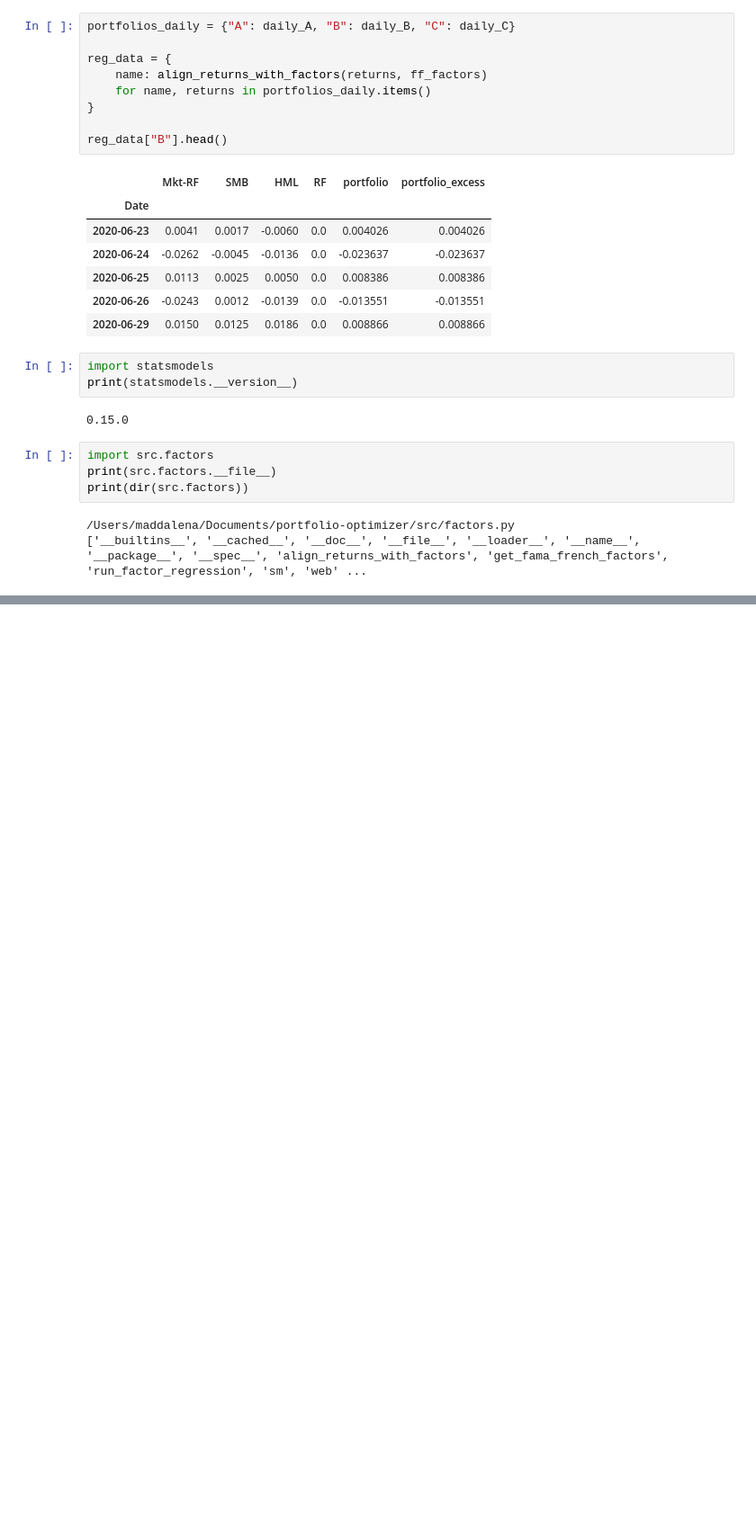
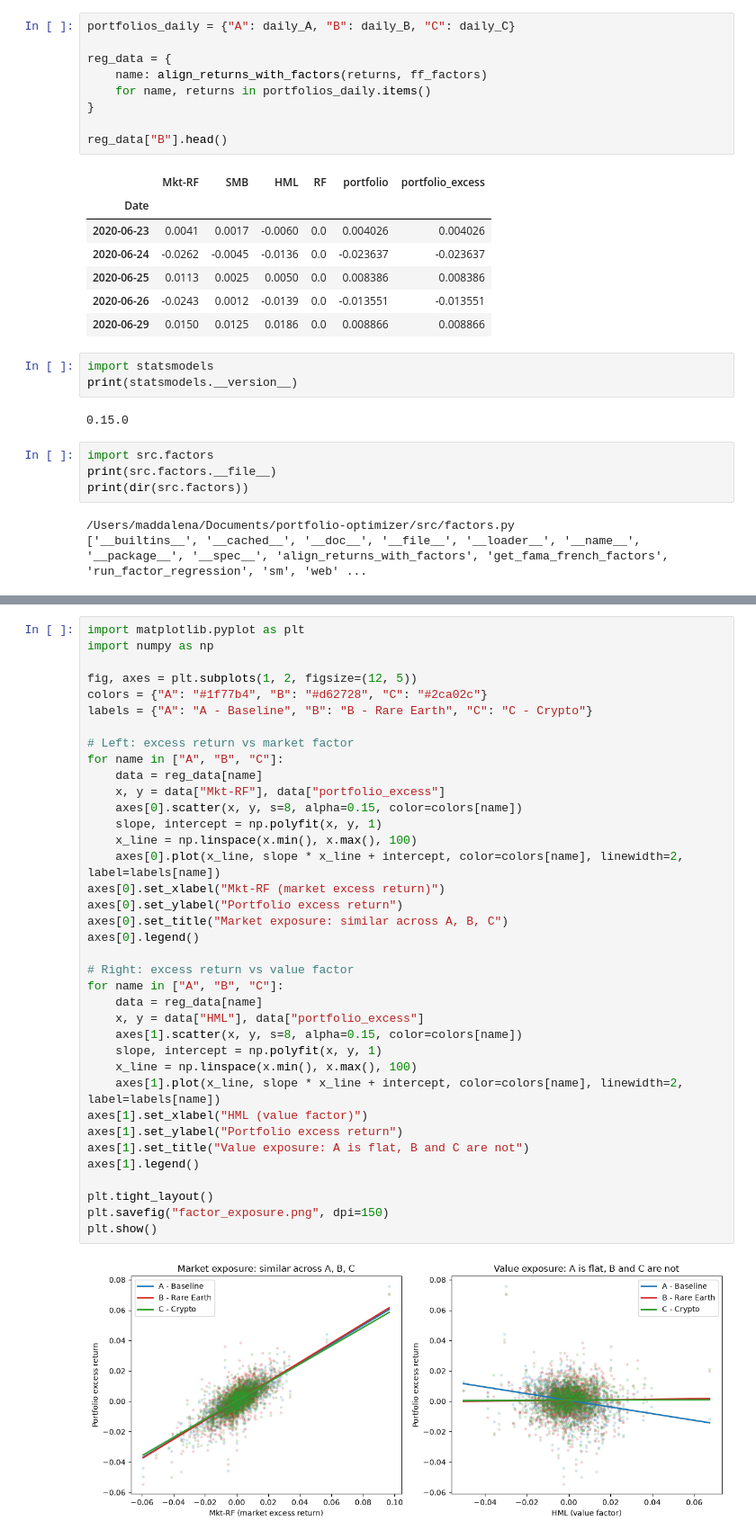
Before and after one commit to Maddalena01/portfolio-optimizer_case_study, a Jupyter notebook: portfolio_analysis.ipynb, the cells around one changed output, grey strips where cells are left out. Shown at 90% size. Cells and saved outputs as stored; diff of their text form; blank space fills up the shorter version.

Commit message:
Add factor model analysis: value/size exposure explains most of B and C's outperformance

```diff
--- a/portfolio_analysis.ipynb
+++ b/portfolio_analysis.ipynb
@@ -705,0 +722,39 @@ TypeError: run_factor_regression() got an unexpected keyword argument 'robust'
+# %%
+import matplotlib.pyplot as plt
+import numpy as np
+
+fig, axes = plt.subplots(1, 2, figsize=(12, 5))
+colors = {"A": "#1f77b4", "B": "#d62728", "C": "#2ca02c"}
+labels = {"A": "A - Baseline", "B": "B - Rare Earth", "C": "C - Crypto"}
+
+# Left: excess return vs market factor
+for name in ["A", "B", "C"]:
+    data = reg_data[name]
+    x, y = data["Mkt-RF"], data["portfolio_excess"]
+    axes[0].scatter(x, y, s=8, alpha=0.15, color=colors[name])
+    slope, intercept = np.polyfit(x, y, 1)
+    x_line = np.linspace(x.min(), x.max(), 100)
+    axes[0].plot(x_line, slope * x_line + intercept, color=colors[name], linewidth=2, label=labels[name])
+axes[0].set_xlabel("Mkt-RF (market excess return)")
+axes[0].set_ylabel("Portfolio excess return")
+axes[0].set_title("Market exposure: similar across A, B, C")
+axes[0].legend()
+
+# Right: excess return vs value factor
+for name in ["A", "B", "C"]:
+    data = reg_data[name]
+    x, y = data["HML"], data["portfolio_excess"]
+    axes[1].scatter(x, y, s=8, alpha=0.15, color=colors[name])
+    slope, intercept = np.polyfit(x, y, 1)
+    x_line = np.linspace(x.min(), x.max(), 100)
+    axes[1].plot(x_line, slope * x_line + intercept, color=colors[name], linewidth=2, label=labels[name])
+axes[1].set_xlabel("HML (value factor)")
+axes[1].set_ylabel("Portfolio excess return")
+axes[1].set_title("Value exposure: A is flat, B and C are not")
+axes[1].legend()
+
+plt.tight_layout()
+plt.savefig("factor_exposure.png", dpi=150)
+plt.show()
+# %% [output]
+[figure, added]
```
Also changed, not shown: parts of 8 cells of this notebook, 3 other files.
